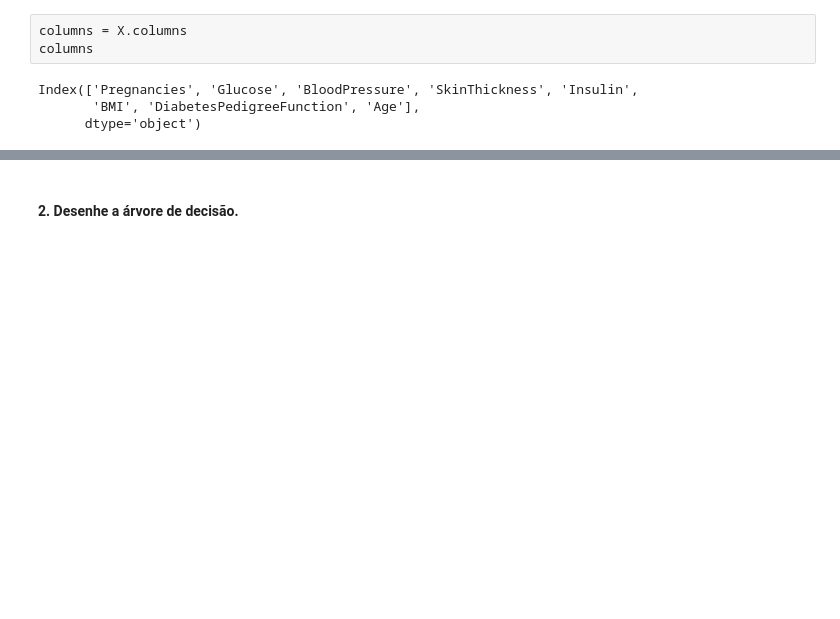
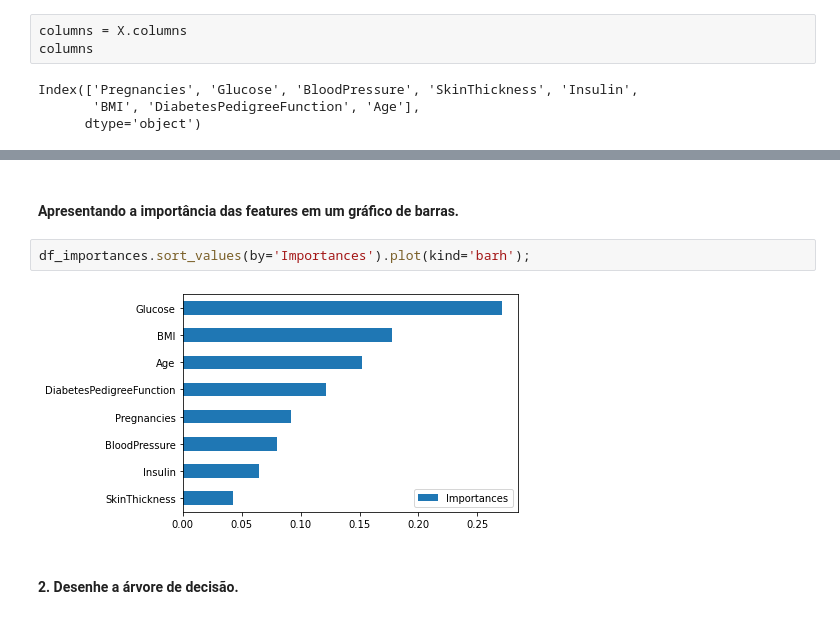
Before and after one commit to ruanfelipe7/machine_learning_activities, a Jupyter notebook: Lista10/Lista10.ipynb, the cells around one changed output, grey strips where cells are left out. Drawn from its saved outputs; the diff is of its cells as text; blank space fills up the shorter version.

```diff
--- a/Lista10/Lista10.ipynb
+++ b/Lista10/Lista10.ipynb
@@ -144,3 +155,9 @@ df_importances.sort_values(by='Importances', ascending=False)
+# %% [markdown]
+#### Apresentando a importância das features em um gráfico de barras.
+# %%
+df_importances.sort_values(by='Importances').plot(kind='barh');
+# %% [output]
+[figure, added]
 # %% [markdown]
 #### 2. Desenhe a árvore de decisão.
 # %%
```
Also changed, not shown: parts of 32 cells of this notebook.
